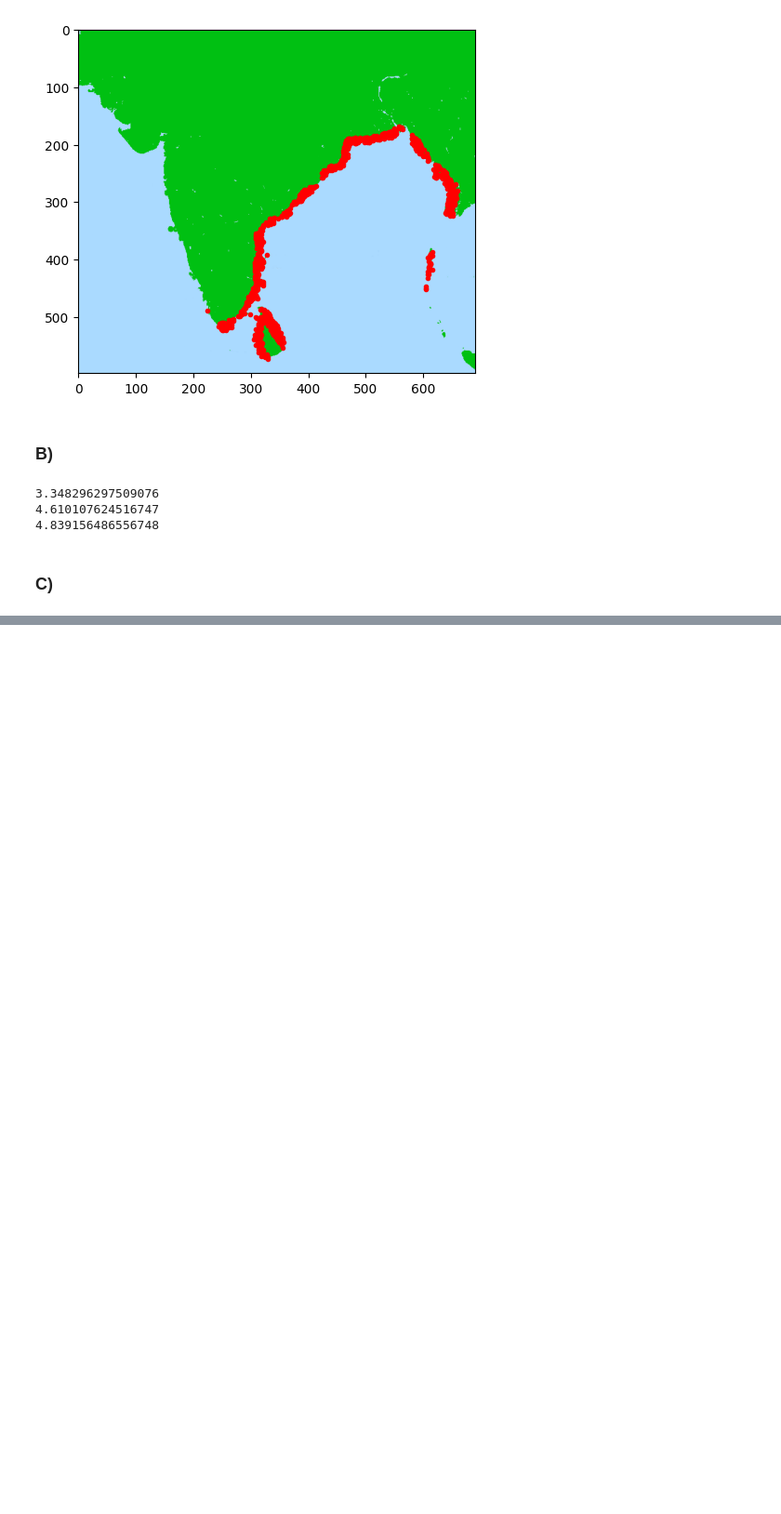
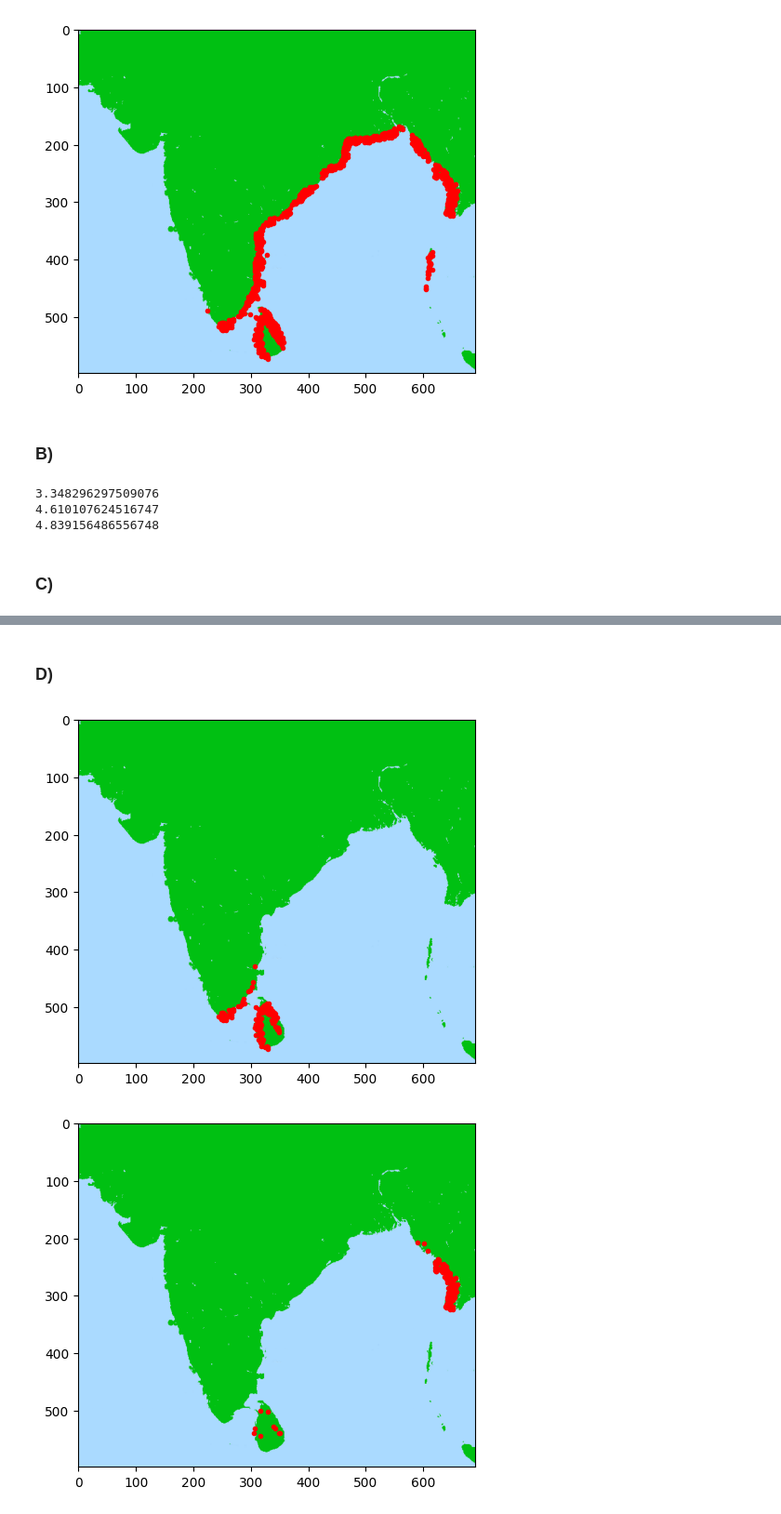
Before and after one commit to dahnlund/SF2526-Lab2, a Jupyter notebook: ex3.ipynb, the cells around one changed output, grey strips where cells are left out. Shown at 93% size. Drawn from its saved outputs; the diff is of its cells as text; code cells hidden in the pictures; blank space fills up the shorter version.

```diff
--- a/ex3.ipynb
+++ b/ex3.ipynb
@@ -77,0 +76,34 @@ L = D - W
+# %% [markdown]
+### D)
+# %%
+def cluster(W, k):
+    D = np.diag(np.sum(W, axis = 1))
+    L = D - W
+    _, eigvectors = eig(L)
+    U = eigvectors[:,:k]
+    kmeans = KMeans(n_clusters = k).fit(U)
+    return kmeans.labels_
+
+clusters = cluster(W, 7)
+
+
+def plot_cluster(image, clusters, cluster_nr):
+    group = []
+    for i in range(len(clusters)):
+        if clusters[i] == cluster_nr:
+            group.append(i)
+    plt.figure()
+    plt.imshow(image)
+    for i in group:
+        plt.plot(y_coords[i],x_coords[i], 'r.')
+
+plot_cluster(A, clusters, 0)
+plot_cluster(A, clusters, 1)
+plot_cluster(A, clusters, 2)
+plot_cluster(A, clusters, 3)
+plot_cluster(A, clusters, 4)
+plot_cluster(A, clusters, 5)
+plot_cluster(A, clusters, 6)
+# %% [output]
+[figure, added]
+[figure, added]
```
Also changed, not shown: parts of 4 cells of this notebook, 5 other files.
